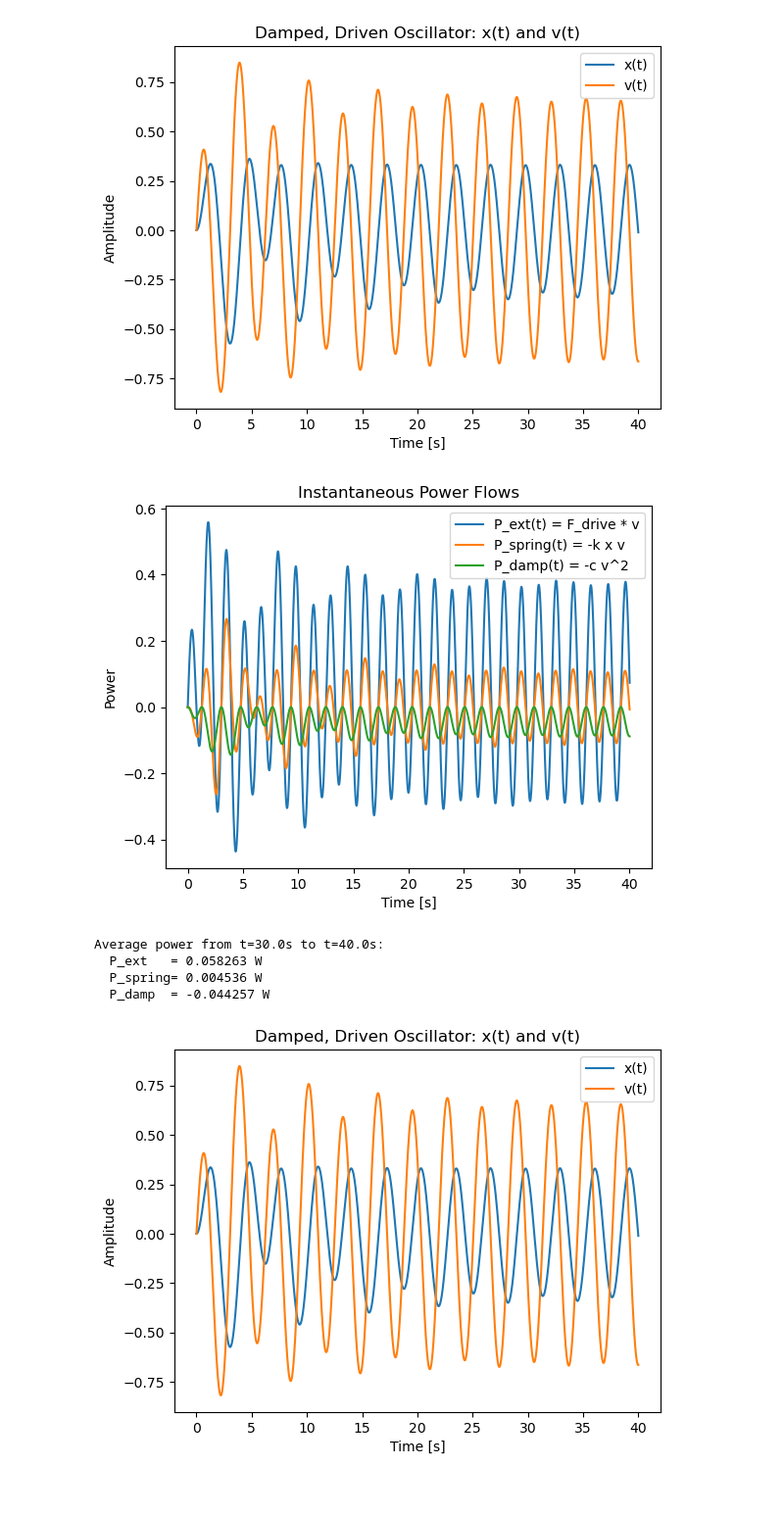
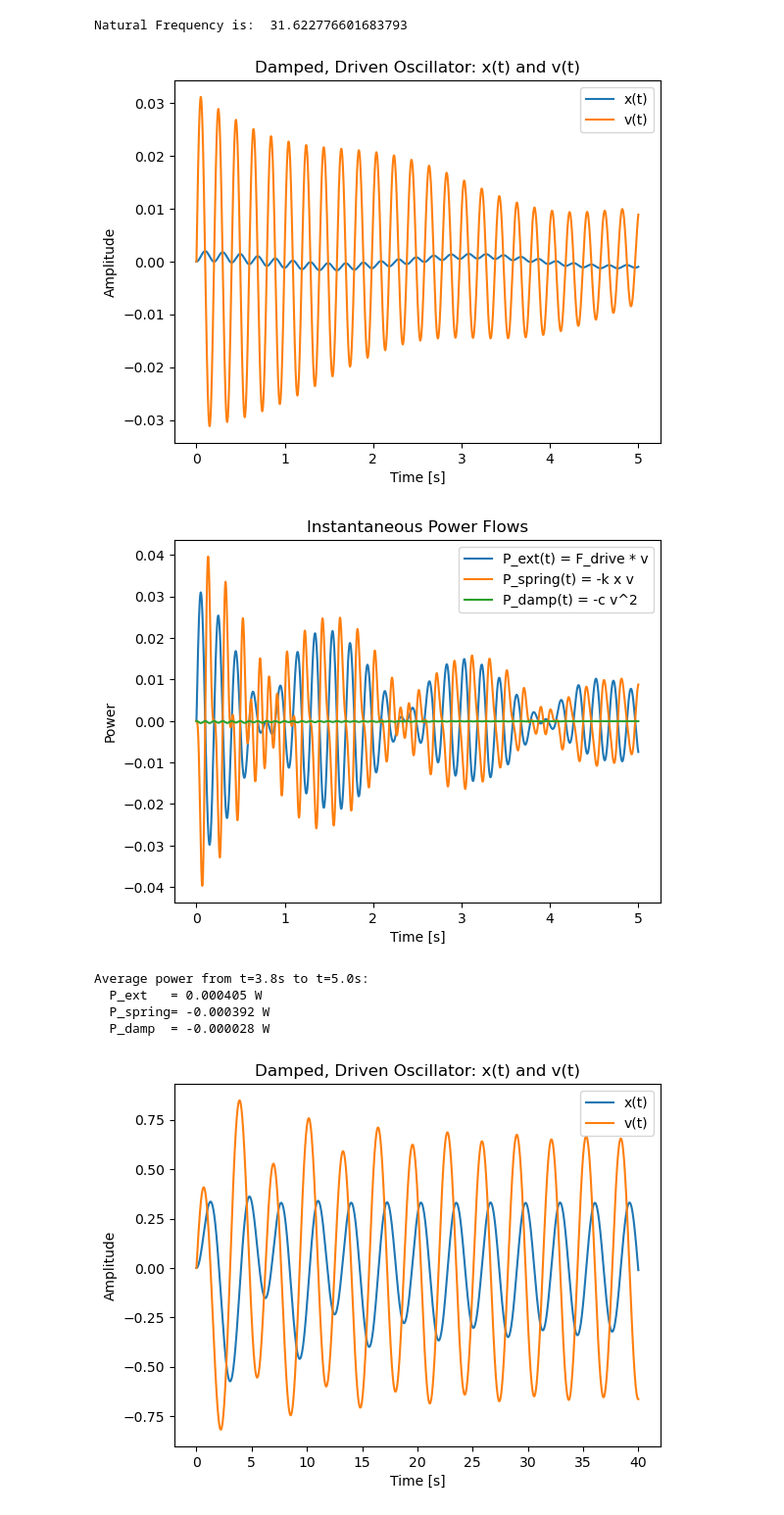
Before and after one commit to Brazzo24/PHYSICS, a Jupyter notebook: MECHANICAL/ENERGY/PowerEnergy.ipynb, the cells around one changed output. Shown at 98% size. Cells and saved outputs as stored; diff of their text form; code cells hidden in the pictures.

```diff
--- a/MECHANICAL/ENERGY/PowerEnergy.ipynb
+++ b/MECHANICAL/ENERGY/PowerEnergy.ipynb
@@ -5,9 +5,12 @@ from scipy.integrate import odeint
 
 # Parameters
 m = 1.0       # mass
-k = 1.0       # spring constant
+k = 1000.0       # spring constant
 F0 = 1.0      # amplitude of driving force
 omega = 2.0   # driving angular frequency
+
+o_n = np.sqrt(k/m)
+print("Natural Frequency is: ", o_n)
 
 def rhs(z, t):
     """
@@ -23,7 +26,7 @@ def rhs(z, t):
     return [dxdt, dvdt]
 
 # Time array
-t = np.linspace(0, 20, 2001)  # 2001 points from 0 to 20
+t = np.linspace(0, 5, 2001)  # 2001 points from 0 to 20
 
 # Initial conditions: x(0) = 0, v(0) = 0
 z0 = [0.0, 0.0]
@@ -59,7 +62,7 @@ plt.show()
 
 # Compute average power over the last few cycles:
 # Let’s skip the transient part and examine from t=10 to t=20.
-mask = (t >= 10)
+mask = (t >= 1)
 t2 = t[mask]
 P_ext2 = P_ext[mask]
 P_spring2 = P_spring[mask]
@@ -80,10 +84,13 @@ from scipy.integrate import odeint
 
 # --- System parameters ---
 m = 1.0          # mass (kg)
-c = 0.2          # damping coefficient (N·s/m)
-k = 1.0          # spring constant (N/m)
+c = 0.5          # damping coefficient (N·s/m)
+k = 1000.0          # spring constant (N/m)
 F0 = 1.0         # driving force amplitude (N)
 omega = 2.0      # driving angular frequency (rad/s)
+
+o_n = np.sqrt(k/m)
+print("Natural Frequency is: ", o_n)
 
 def rhs(z, t):
     """
@@ -97,7 +104,7 @@ def rhs(z, t):
     return [dxdt, dvdt]
 
 # Time array
-t_max = 40.0
+t_max = 5.0
 num_points = 4001
 t = np.linspace(0, t_max, num_points)
 
@@ -130,40 +137,41 @@ plt.plot(t, P_ext, label='P_ext(t) = F_drive * v')
 plt.plot(t, P_spring, label='P_spring(t) = -k x v')
 plt.plot(t, P_damp, label='P_damp(t) = -c v^2')
 plt.xlabel('Time [s]')
 plt.ylabel('Power')
 plt.title('Instantaneous Power Flows')
 plt.legend()
 plt.show()
 
 # --- Compute average powers in a steady-state window ---
 # Let's pick the last quarter of the simulation (e.g. t > 30 s)
-t_steady_min = 30.0
+t_steady_min = t_max * 0.75
 mask = t >= t_steady_min
 t2 = t[mask]
 P_ext2 = P_ext[mask]
 P_spring2 = P_spring[mask]
 P_damp2 = P_damp[mask]
 
 def average_power(power_array, time_array):
     # integrate power over time, then divide by total time
     total_time = time_array[-1] - time_array[0]
     return np.trapz(power_array, time_array) / total_time
 
 avgP_ext = average_power(P_ext2, t2)
 avgP_spring = average_power(P_spring2, t2)
 avgP_damp = average_power(P_damp2, t2)
 
 print("Average power from t={:.1f}s to t={:.1f}s:".format(t_steady_min, t2[-1]))
 print(f"  P_ext   = {avgP_ext:.6f} W")
 print(f"  P_spring= {avgP_spring:.6f} W")
 print(f"  P_damp  = {avgP_damp:.6f} W")
 # %% [output]
+Natural Frequency is:  31.622776601683793
-[figure, old version]
+[figure, new version]
-[figure, old version]
+[figure, new version]
-Average power from t=30.0s to t=40.0s:
-  P_ext   = 0.058263 W
-  P_spring= 0.004536 W
-  P_damp  = -0.044257 W
+Average power from t=3.8s to t=5.0s:
+  P_ext   = 0.000405 W
+  P_spring= -0.000392 W
+  P_damp  = -0.000028 W
 # %%
 import numpy as np
 import matplotlib.pyplot as plt
```
Also changed, not shown: parts of 3 cells of this notebook, 59 other files.
